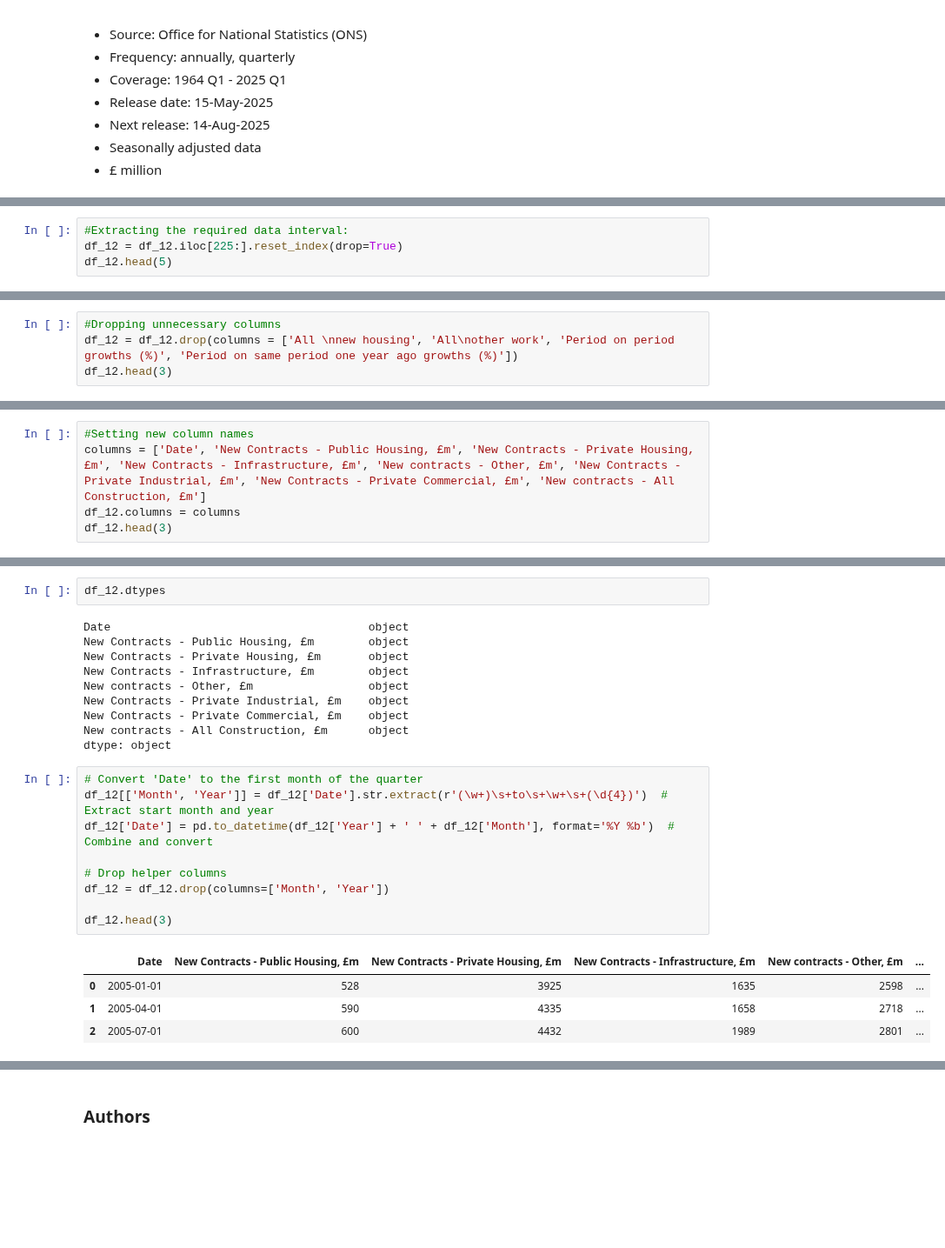
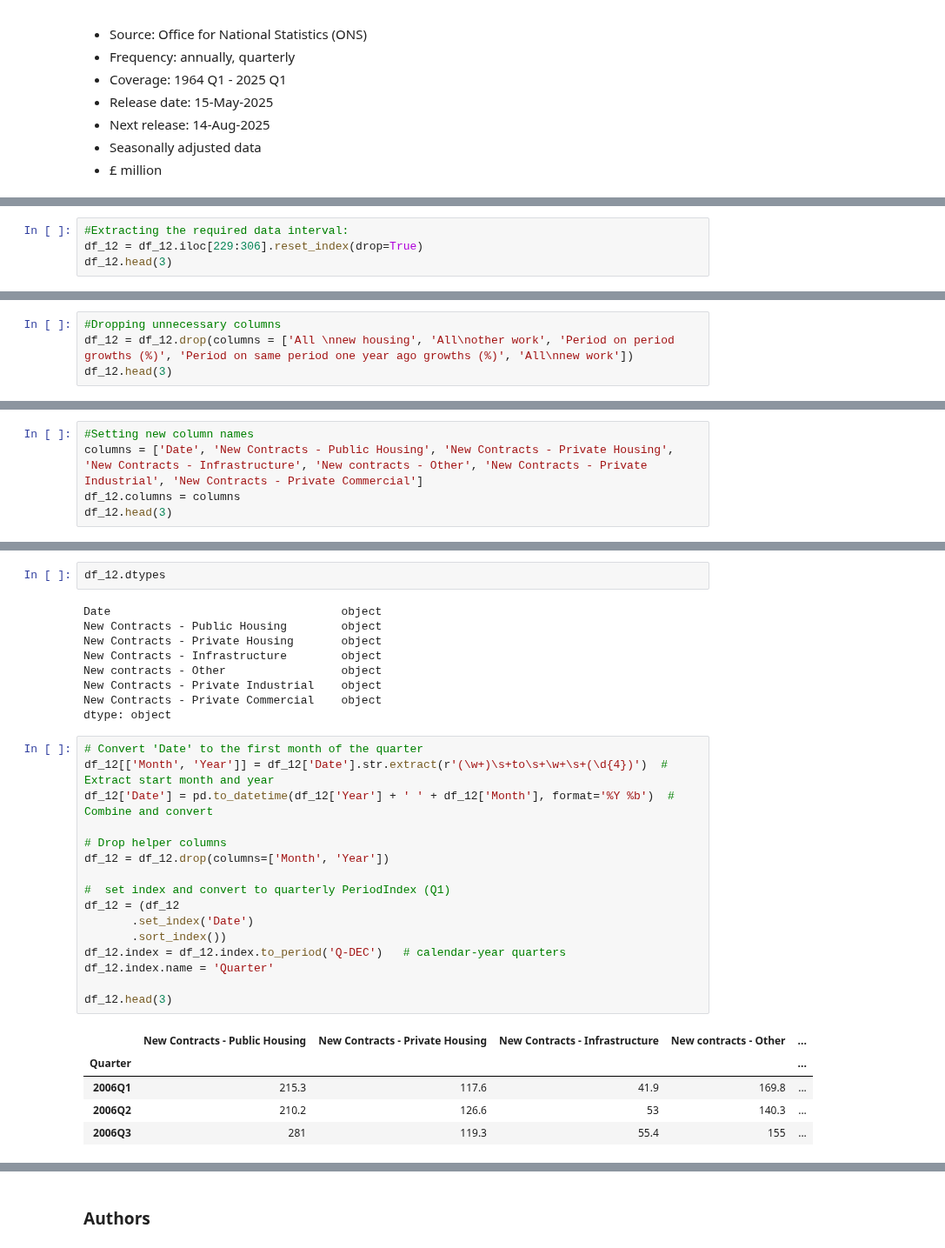
Before and after one commit to Alisa-Makhonina/Macroeconomic_indicators_vs_Construction_indicators, a Jupyter notebook: 3_Data Preprocessing.ipynb, the cells around one changed output, grey strips where cells are left out. Shown at 87% size. Drawn from its saved outputs; the diff is of its cells as text; blank space fills up the shorter version.

```diff
--- a/3_Data Preprocessing.ipynb
+++ b/3_Data Preprocessing.ipynb
@@ -1922,6 +2179,6 @@ df_12[df_12['Time period'] == 'Jan to Mar 2005']
 # %%
 #Extracting the required data interval:
-df_12 = df_12.iloc[225:].reset_index(drop=True)
-df_12.head(5)
+df_12 = df_12.iloc[229:306].reset_index(drop=True)
+df_12.head(3)
 # %% [output]
 |  | Time period | New housing\npublic | New housing\nprivate | All \nnew housing | Other new work\ninfrastructure | ... |
@@ -1933,6 +2188,6 @@ df_12.head(5)
 # %%
 #Dropping unnecessary columns
-df_12 = df_12.drop(columns = ['All \nnew housing', 'All\nother work', 'Period on period growths (%)', 'Period on same period one year ago growths (%)'])
+df_12 = df_12.drop(columns = ['All \nnew housing', 'All\nother work', 'Period on period growths (%)', 'Period on same period one year ago growths (%)', 'All\nnew work'])
 df_12.head(3)
 # %% [output]
 |  | Time period | New housing\npublic | New housing\nprivate | Other new work\ninfrastructure | Other new work\nexcluding infrast... | ... |
@@ -1942,6 +2197,6 @@ df_12.head(3)
 # %%
 #Setting new column names
-columns = ['Date', 'New Contracts - Public Housing, £m', 'New Contracts - Private Housing, £m', 'New Contracts - Infrastructure, £m', 'New contracts - Other, £m', 'New Contracts - Private Industrial, £m', 'New Contracts - Private Commercial, £m', 'New contracts - All Construction, £m']
+columns = ['Date', 'New Contracts - Public Housing', 'New Contracts - Private Housing', 'New Contracts - Infrastructure', 'New contracts - Other', 'New Contracts - Private Industrial', 'New Contracts - Private Commercial']
 df_12.columns = columns
 df_12.head(3)
 # %% [output]
@@ -1952,26 +2207,33 @@ df_12.head(3)
 # %%
 df_12.dtypes
 # %% [output]
-Date                                      object
-New Contracts - Public Housing, £m        object
-New Contracts - Private Housing, £m       object
-New Contracts - Infrastructure, £m        object
-New contracts - Other, £m                 object
-New Contracts - Private Industrial, £m    object
-New Contracts - Private Commercial, £m    object
-New contracts - All Construction, £m      object
+Date                                  object
+New Contracts - Public Housing        object
+New Contracts - Private Housing       object
+New Contracts - Infrastructure        object
+New contracts - Other                 object
+New Contracts - Private Industrial    object
+New Contracts - Private Commercial    object
 dtype: object
 # %%
 # Convert 'Date' to the first month of the quarter
 df_12[['Month', 'Year']] = df_12['Date'].str.extract(r'(\w+)\s+to\s+\w+\s+(\d{4})')  # Extract start month and year
 df_12['Date'] = pd.to_datetime(df_12['Year'] + ' ' + df_12['Month'], format='%Y %b')  # Combine and convert
 
 # Drop helper columns
 df_12 = df_12.drop(columns=['Month', 'Year'])
 
+#  set index and convert to quarterly PeriodIndex (Q1)
+df_12 = (df_12
+       .set_index('Date')
+       .sort_index())
+df_12.index = df_12.index.to_period('Q-DEC')   # calendar-year quarters
+df_12.index.name = 'Quarter'
+
 df_12.head(3)
 # %% [output]
-|  | Date | New Contracts - Public Housing, £m | New Contracts - Private Housing, £m | New Contracts - Infrastructure, £m | New contracts - Other, £m | ... |
-| 0 | 2005-01-01 | 528 | 3925 | 1635 | 2598 | ... |
-| 1 | 2005-04-01 | 590 | 4335 | 1658 | 2718 | ... |
-| 2 | 2005-07-01 | 600 | 4432 | 1989 | 2801 | ... |
+|  | New Contracts - Public Housing | New Contracts - Private Housing | New Contracts - Infrastructure | New contracts - Other | ... |
+| Quarter |  |  |  |  | ... |
+| 2006Q1 | 215.3 | 117.6 | 41.9 | 169.8 | ... |
+| 2006Q2 | 210.2 | 126.6 | 53 | 140.3 | ... |
+| 2006Q3 | 281 | 119.3 | 55.4 | 155 | ... |
```
Also changed, not shown: parts of 221 cells of this notebook.
